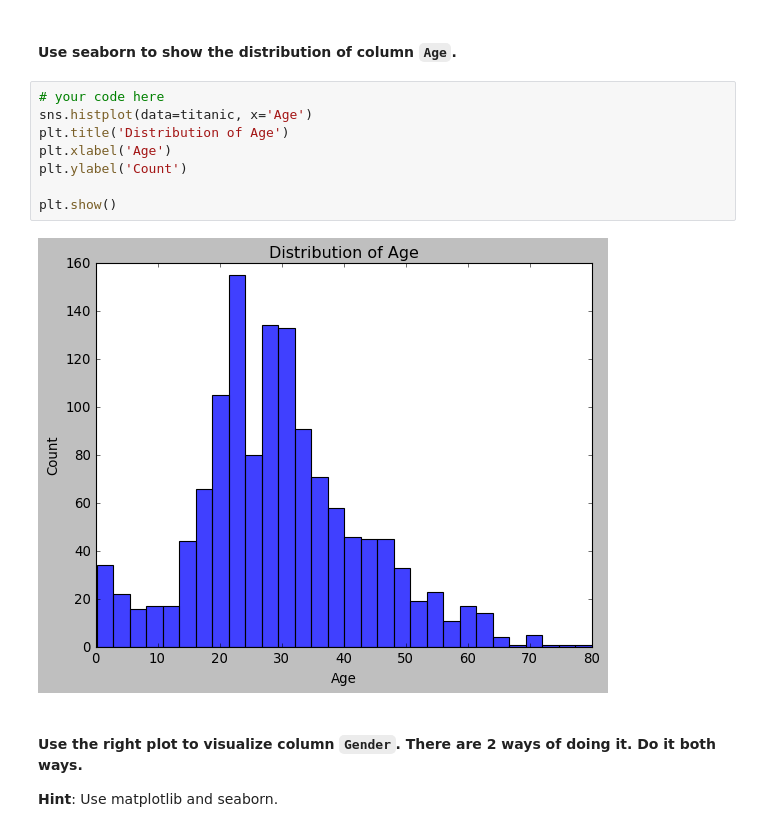
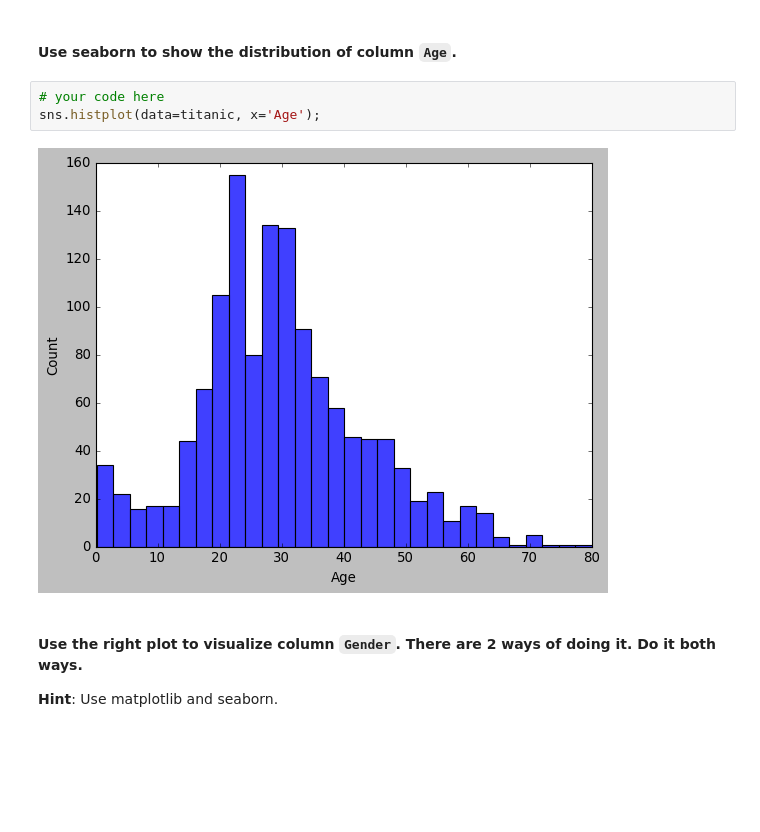
Before and after one commit to Ironhack-Data-Madrid-Abril-2023/5.2-lab_matplotlib_seaborn, a Jupyter notebook: your-code/main.ipynb, the cells around one changed output. Saved outputs shown, nothing was run; the diff lists cells and outputs as text; blank space fills up the shorter version.

```diff
--- a/your-code/main.ipynb
+++ b/your-code/main.ipynb
@@ -200,14 +200,9 @@ The bin size can affect the appearance and interpretation of the distribution.
 #### Use seaborn to show the distribution of column `Age`.
 # %%
 # your code here
-sns.histplot(data=titanic, x='Age')
-plt.title('Distribution of Age')
-plt.xlabel('Age')
-plt.ylabel('Count')
-
-plt.show()
+sns.histplot(data=titanic, x='Age');
 # %% [output]
-[figure, old version]
+[figure, new version]
 # %% [markdown]
 #### Use the right plot to visualize column `Gender`. There are 2 ways of doing it. Do it both ways.
 **Hint**: Use matplotlib and seaborn.
```
Also changed, not shown: parts of 13 cells of this notebook.
